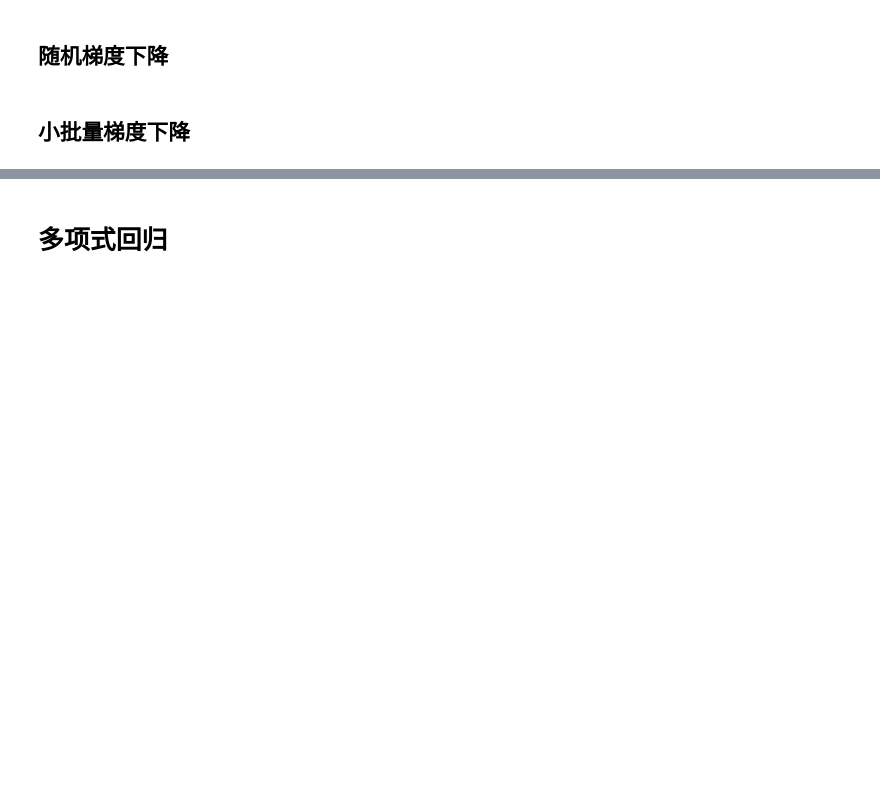
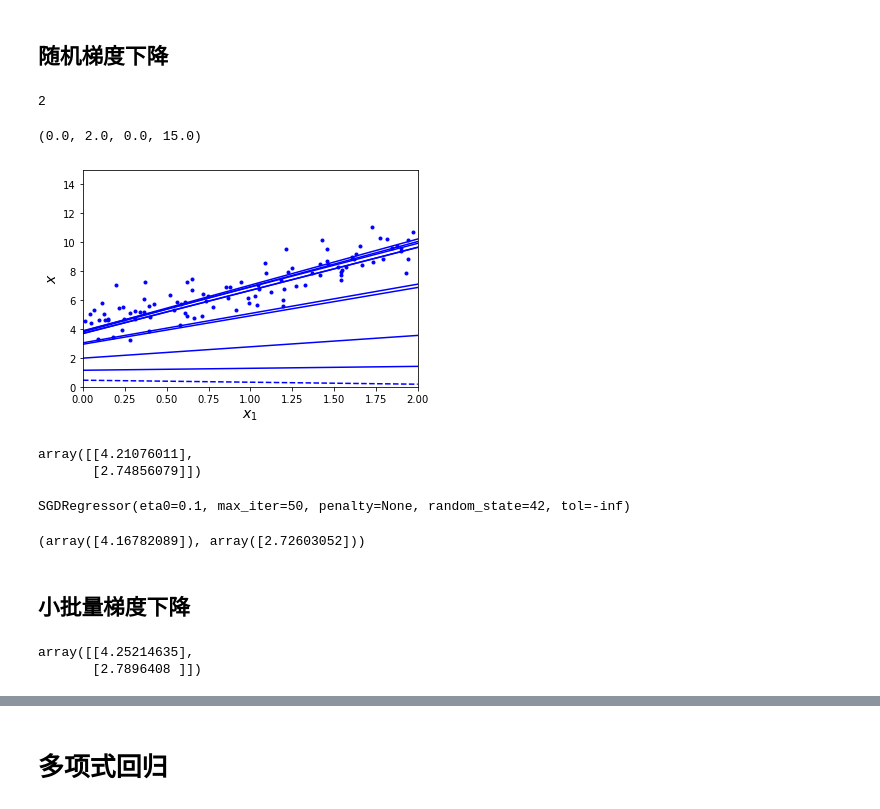
Before and after one commit to haohuan630/hands-on-machine-learning, a Jupyter notebook: 04_training_linear_models.ipynb, the cells around one changed output, grey strips where cells are left out. Saved outputs shown, nothing was run; the diff lists cells and outputs as text; code cells hidden in the pictures; blank space fills up the shorter version.

```diff
--- a/04_training_linear_models.ipynb
+++ b/04_training_linear_models.ipynb
@@ -109,3 +115,19 @@ array([[4.21509616],
 # 梯度下降
 # %% [markdown]
 ## 批量梯度下降
+# %%
+# 学习率
+eta = 0.1
+n_iterations = 1000
+# 所使用的数据集中实例的数量
+m = 100
+# 随机初始化
+theta = np.random.randn(2, 1)
+# theta
+
+for iteration in range(n_iterations):
+    # 成本函数的梯度向量
+    gradients = 2 / m * X_b.T.dot(X_b.dot(theta) - y)
+#     print(gradients)
+    # 梯度下降步长
+    theta = theta - eta * gradients
@@ -112,4 +177,62 @@ array([[4.21509616],
 # %% [markdown]
 ## 随机梯度下降
+# %%
+np.random.randint(10)
+# %% [output]
+2
+# %%
+np.random.seed(42)
+theta_path_sgd = []
+# 迭代次数
+n_epochs = 50
+# 学习计划超参数
+t0, t1 = 5, 50
+
+def learning_schedule(t):
+    return t0 / (t + t1)
+
+theta = np.random.randn(2, 1)
+
+for epoch in range(n_epochs):
+    for i in range(m):
+        if epoch == 0 and i < 10:
+            y_predict = X_new_b.dot(theta)
+            style = "b-" if i > 0 else "b--"
+            plt.plot(X_new, y_predict, style)
+
+        random_index = np.random.randint(m)
+        xi = X_b[random_index:random_index+1]
+        yi = y[random_index:random_index+1]
+        gradients = 2 * xi.T.dot(xi.dot(theta) - yi)
+        # i 变大，t 变大， eta 变小
+        eta = learning_schedule(epoch * m + i)
+        theta = theta - eta * gradients
+        theta_path_sgd.append(theta)
+
+plt.plot(X, y, "b.")
+plt.xlabel("$x_1$", fontsize=14)
+plt.ylabel("$x$", fontsize=14)
+plt.axis([0, 2, 0, 15])
+# %% [output]
+(0.0, 2.0, 0.0, 15.0)
+[figure, added]
+# %%
+theta
+# %% [output]
+array([[4.21076011],
+       [2.74856079]])
+# %%
+from sklearn.linear_model import SGDRegressor
+
+# Linear model fitted by minimizing a regularized empirical loss with SGD
+# 最大迭代次数，，不使用正则化，学习率从0.1开始
+sgd_reg = SGDRegressor(max_iter=50, tol=-np.infty, penalty=None, eta0=0.1, random_state=42)
+sgd_reg.fit(X, y.ravel())
+# %% [output]
+SGDRegressor(eta0=0.1, max_iter=50, penalty=None, random_state=42, tol=-inf)
+# %%
+sgd_reg.intercept_, sgd_reg.coef_
+# %% [output]
+(array([4.16782089]), array([2.72603052]))
 # %% [markdown]
 ## 小批量梯度下降
@@ -115,0 +268,5 @@ array([[4.21509616],
+# %%
+theta
+# %% [output]
+array([[4.25214635],
+       [2.7896408 ]])
```
Also changed, not shown: parts of 17 cells of this notebook.
